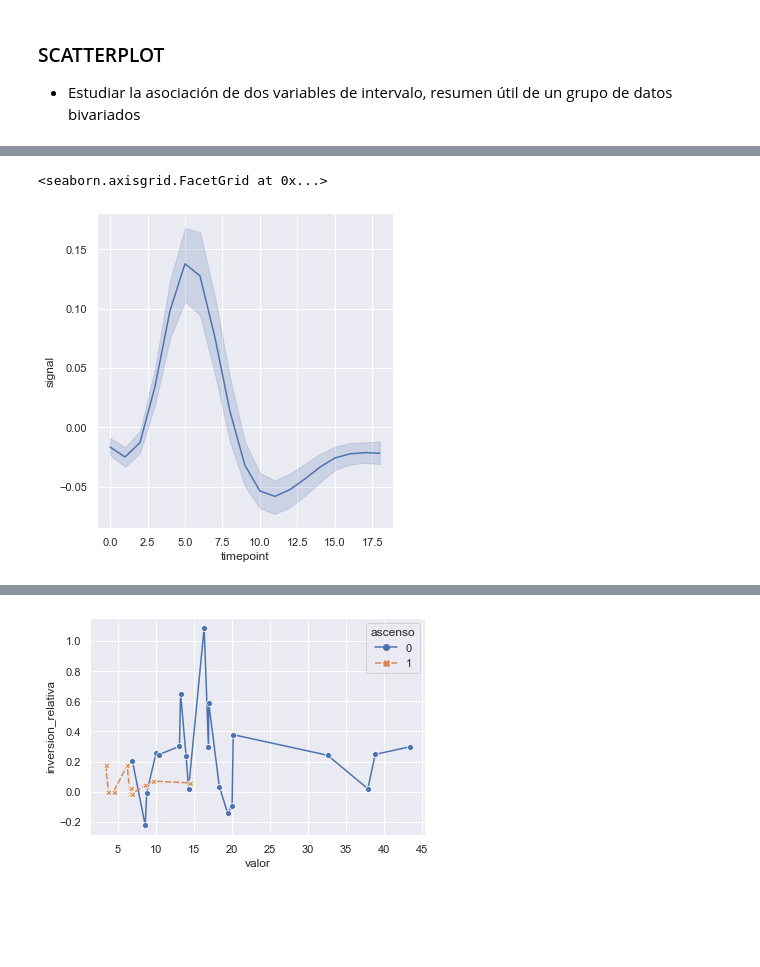
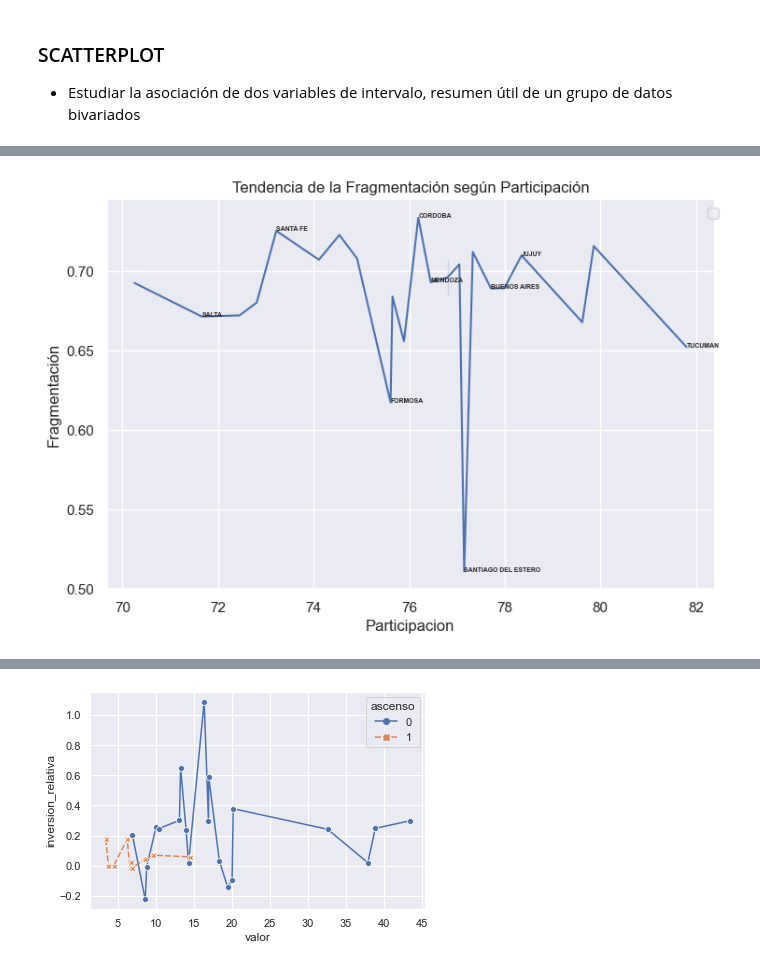
Before and after one commit to fedestarosta/DS, a Jupyter notebook: Clase_08_Visualizacion.ipynb, the cells around one changed output, grey strips where cells are left out. Cells and saved outputs as stored; diff of their text form; code cells hidden in the pictures; blank space fills up the shorter version.

```diff
--- a/Clase_08_Visualizacion.ipynb
+++ b/Clase_08_Visualizacion.ipynb
@@ -74,5 +74,13 @@ futbol.head()
 #Los diagramas de dispersión visualizan cada tupla de valores x e y como un solo punto y el diagrama formará una nube de puntos
 sns.set(style = 'darkgrid')
 
-sns.relplot(x = 'Pts_2014', y = 'club', data= futbol)
+# Analizamos la relación entre Participación y el Porcentaje que sacó el ganador
+sns.relplot(x = 'Participacion', y = 'Porcentaje voto blanco', data = df_elecciones)
+
+# Elegimos algunas provincias que queremos que tengan la etiqueta de texto - OPCIONAL
+provincias_a_marcar = ['BUENOS AIRES', 'CORDOBA', 'SANTA FE', 'MENDOZA', 'FORMOSA']
+for _, fila in df_elecciones.iterrows():
+    if fila['Provincia'] in provincias_a_marcar:
+        plt.text(fila['Participacion'], fila['Porcentaje voto blanco'], fila['Provincia'], fontsize=9, fontweight='bold')
+    plt.legend(bbox_to_anchor=(1.02, 1))
 # %% [output]
@@ -117,6 +143,19 @@ ax = sns.relplot(x='valor' , y='inversion_relativa',   row = 'ascenso', data= fu
 + Estudiar la asociación de dos variables de intervalo, resumen útil de un grupo de datos bivariados
 # %%
 
-ax = sns.scatterplot(x='valor' , y='club' ,  hue = 'inversion_relativa', data= futbol , size = 'inversion_abs',
-                    sizes=(20, 100))
+ax = sns.scatterplot(x='Fragmentación',
+                     y='NEP',
+                     hue='Partido ganador',
+                     size='Votantes',
+                     data=df_elecciones,
+                     sizes=(100, 1000),
+                     alpha=0.7)
+# Elegimos algunas provincias que queremos que tengan la etiqueta de texto - OPCIONAL
+provincias_a_marcar = ['BUENOS AIRES', 'CORDOBA', 'SANTA FE', 'MENDOZA', 'FORMOSA', 'CABA', 'JUJUY', 'TUCUMAN', 'SALTA', 'SANTIAGO DEL ESTERO']
+for _, fila in df_elecciones.iterrows():
+    if fila['Provincia'] in provincias_a_marcar:
+        plt.text(fila['Fragmentación'], fila['NEP'], fila['Provincia'], fontsize=5, fontweight='bold')
+        plt.legend(bbox_to_anchor=(1.02, 1))
+plt.title('Relación entre Fragmentación y Numero efectivo de Partidos (NEP)')
+plt.show()
 # %% [output]
@@ -124,6 +167,19 @@ ax = sns.scatterplot(x='valor' , y='club' ,  hue = 'inversion_relativa', data= f
 # %%
-sns.relplot(x = 'timepoint', y = 'signal', kind = 'line' , data= fmri)
+sns.relplot(x='Participacion',
+            y='Fragmentación',
+            kind='line',
+            data=df_elecciones,
+            height=5,
+            aspect=1.5,
+            errorbar=('ci', 95))
+# Elegimos algunas provincias que queremos que tengan la etiqueta de texto - OPCIONAL
+provincias_a_marcar = ['BUENOS AIRES', 'CORDOBA', 'SANTA FE', 'MENDOZA', 'FORMOSA', 'CABA', 'JUJUY', 'TUCUMAN', 'SALTA', 'SANTIAGO DEL ESTERO']
+for _, fila in df_elecciones.iterrows():
+    if fila['Provincia'] in provincias_a_marcar:
+        plt.text(fila['Participacion'], fila['Fragmentación'], fila['Provincia'], fontsize=5, fontweight='bold')
+        plt.legend(bbox_to_anchor=(1.02, 1))
+plt.title('Tendencia de la Fragmentación según Participación')
+plt.show()
 # %% [output]
-<seaborn.axisgrid.FacetGrid at 0x...>
-[figure, old version]
+[figure, new version]
 # %%
```
Also changed, not shown: parts of 20 cells of this notebook, 2 other files.
